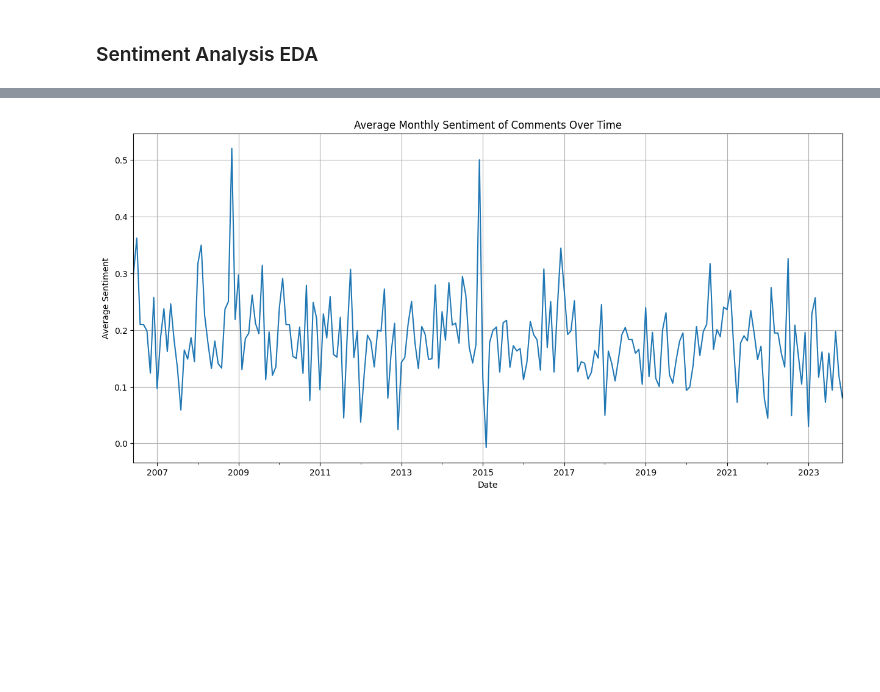
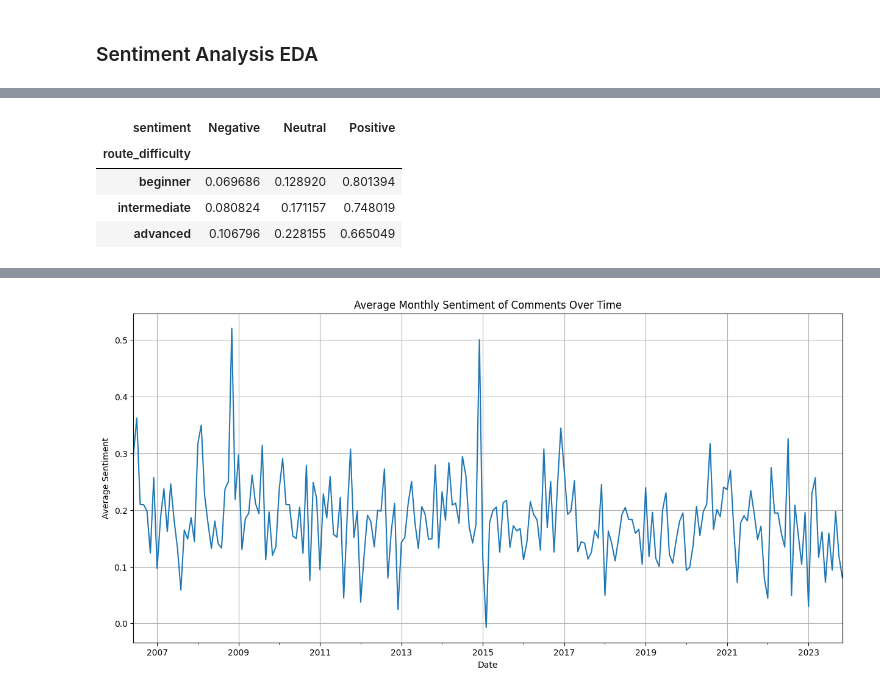
Before and after one commit to tybens/climbing-analysis, a Jupyter notebook: sandbox.ipynb, the cells around one changed output, grey strips where cells are left out. Saved outputs shown, nothing was run; the diff lists cells and outputs as text; code cells hidden in the pictures; blank space fills up the shorter version.

```diff
--- a/sandbox.ipynb
+++ b/sandbox.ipynb
@@ -236,3 +238,11 @@ plt.show()
+# %%
+route_difficulty_sentiment_fractions.sort_values(by='Positive', ascending=False)
+# %% [output]
+| sentiment | Negative | Neutral | Positive |
+| route_difficulty |  |  |  |
+| beginner | 0.069686 | 0.128920 | 0.801394 |
+| intermediate | 0.080824 | 0.171157 | 0.748019 |
+| advanced | 0.106796 | 0.228155 | 0.665049 |
 # %%
 df_comments
 # %% [output]
```
Also changed, not shown: parts of 4 cells of this notebook.
